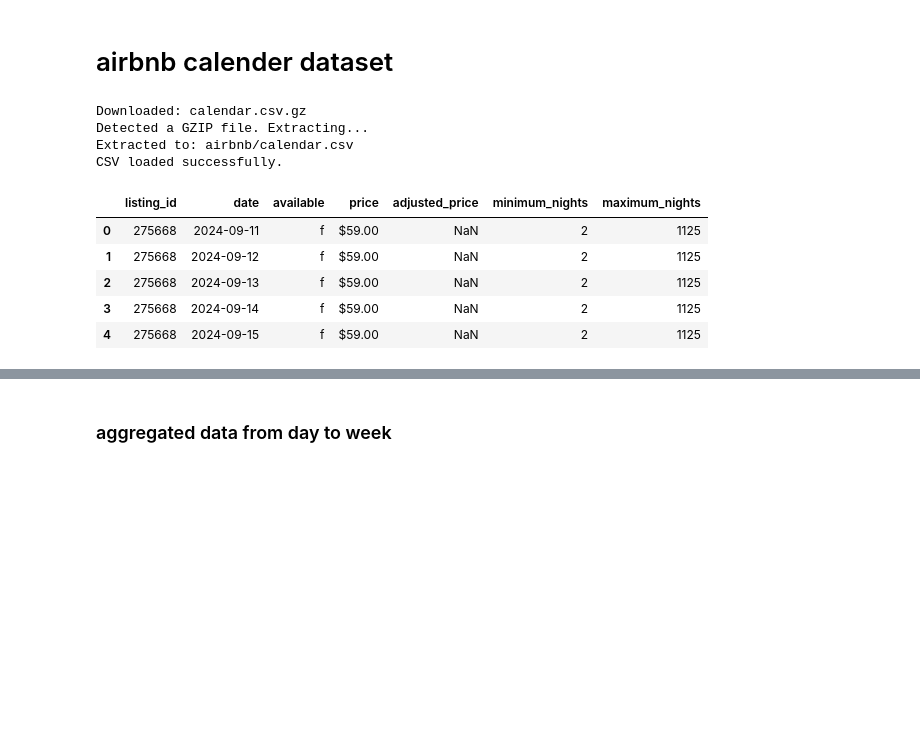
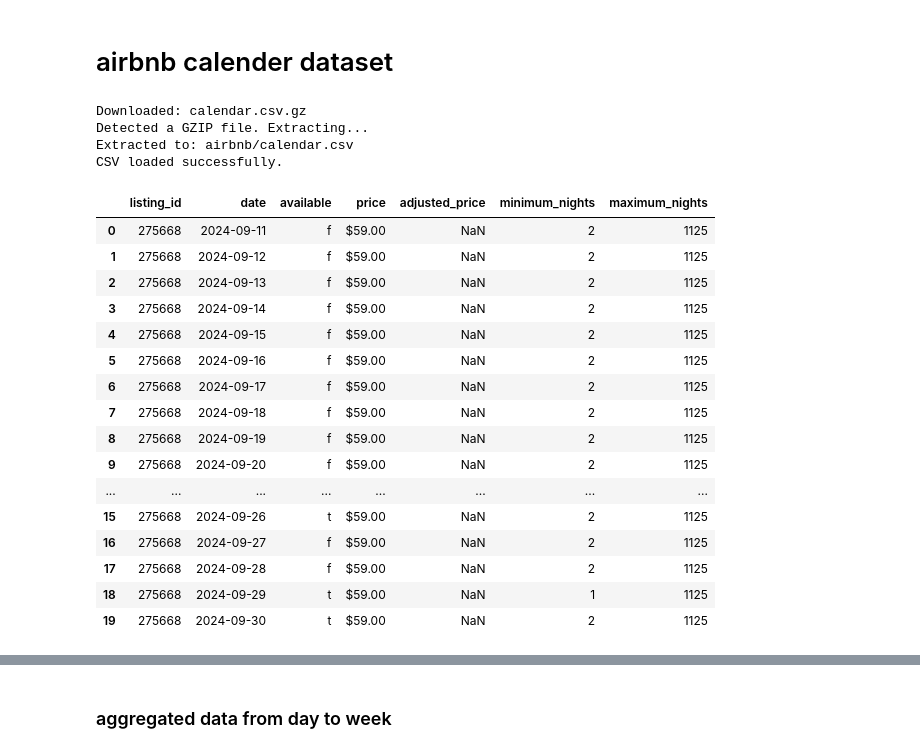
Before and after one commit to katerinadobrynina/DOPP, a Jupyter notebook: DOPP_v2.ipynb, the cells around one changed output, grey strips where cells are left out. Cells and saved outputs as stored; diff of their text form; code cells hidden in the pictures; blank space fills up the shorter version.

```diff
--- a/DOPP_v2.ipynb
+++ b/DOPP_v2.ipynb
@@ -199,15 +210,26 @@ airbnb_listings_df.loc[:,'amenities'] = airbnb_listings_df['amenities'].apply(la
 # airbnb calender dataset
 # %%
 airbnb_calendar_df = download_and_extract_csv_gz(airbnb_calendar_url, "calendar.csv.gz", "calendar.csv", "airbnb")
-airbnb_calendar_df.head()
+airbnb_calendar_df.head(20)
 # %% [output]
 Downloaded: calendar.csv.gz
 Detected a GZIP file. Extracting...
 Extracted to: airbnb/calendar.csv
 CSV loaded successfully.
 |  | listing_id | date | available | price | adjusted_price | minimum_nights | maximum_nights |
 | 0 | 275668 | 2024-09-11 | f | $59.00 | NaN | 2 | 1125 |
 | 1 | 275668 | 2024-09-12 | f | $59.00 | NaN | 2 | 1125 |
 | 2 | 275668 | 2024-09-13 | f | $59.00 | NaN | 2 | 1125 |
 | 3 | 275668 | 2024-09-14 | f | $59.00 | NaN | 2 | 1125 |
 | 4 | 275668 | 2024-09-15 | f | $59.00 | NaN | 2 | 1125 |
+| 5 | 275668 | 2024-09-16 | f | $59.00 | NaN | 2 | 1125 |
+| 6 | 275668 | 2024-09-17 | f | $59.00 | NaN | 2 | 1125 |
+| 7 | 275668 | 2024-09-18 | f | $59.00 | NaN | 2 | 1125 |
+| 8 | 275668 | 2024-09-19 | f | $59.00 | NaN | 2 | 1125 |
+| 9 | 275668 | 2024-09-20 | f | $59.00 | NaN | 2 | 1125 |
+| ... | ... | ... | ... | ... | ... | ... | ... |
+| 15 | 275668 | 2024-09-26 | t | $59.00 | NaN | 2 | 1125 |
+| 16 | 275668 | 2024-09-27 | f | $59.00 | NaN | 2 | 1125 |
+| 17 | 275668 | 2024-09-28 | f | $59.00 | NaN | 2 | 1125 |
+| 18 | 275668 | 2024-09-29 | t | $59.00 | NaN | 1 | 1125 |
+| 19 | 275668 | 2024-09-30 | t | $59.00 | NaN | 2 | 1125 |
```
Also changed, not shown: parts of 22 cells of this notebook.
